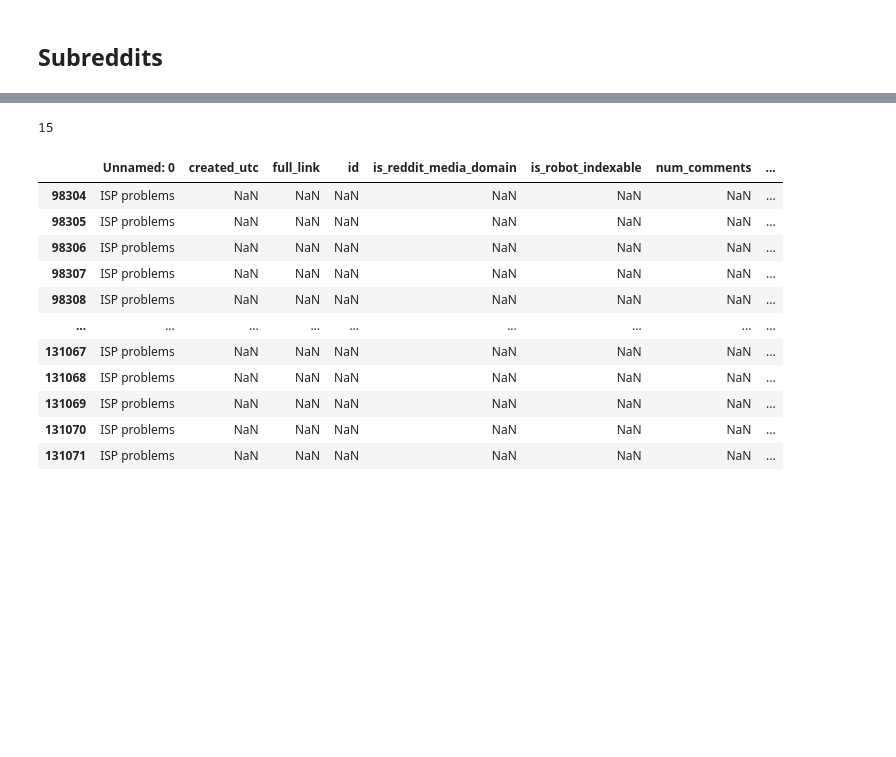
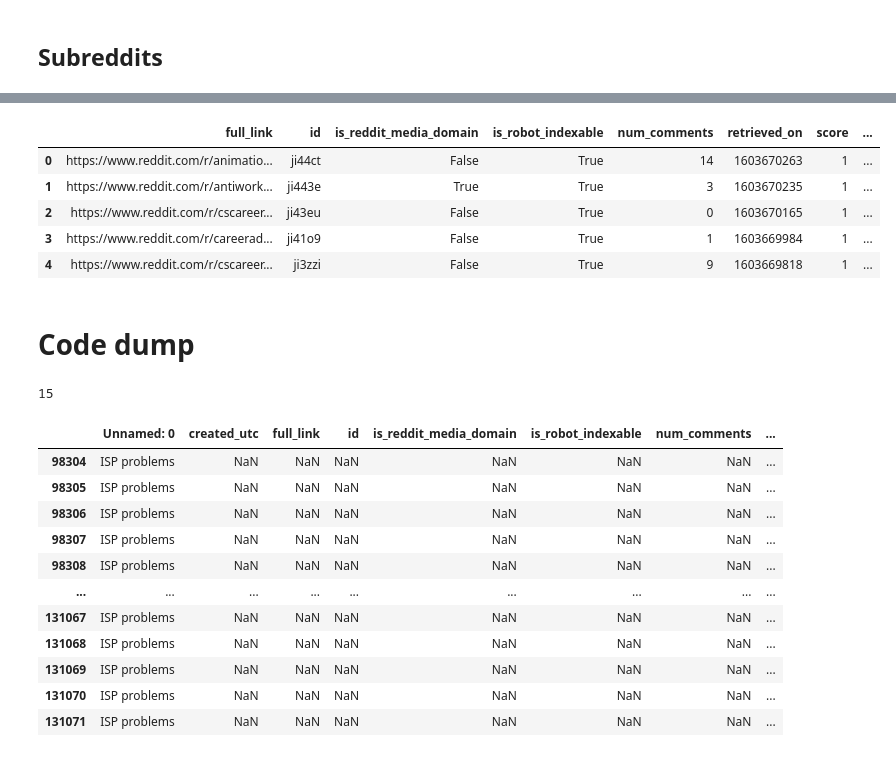
Before and after one commit to factitious/survey_v_social_media, a Jupyter notebook: Methods/Scripts/Reddit/Main.ipynb, the cells around one changed output, grey strips where cells are left out. Saved outputs shown, nothing was run; the diff lists cells and outputs as text; code cells hidden in the pictures; blank space fills up the shorter version.

```diff
--- a/Methods/Scripts/Reddit/Main.ipynb
+++ b/Methods/Scripts/Reddit/Main.ipynb
@@ -139,13 +139,15 @@ def clean_df_1a(df):
              'created_utc',
              'is_blank',
              'num_crossposts'],
-           axis = 1,
-           inplace = True)
+            errors = 'ignore',
+            axis = 1,
+            inplace = True
+           )
 
     return df
 
 emp_df_clean = clean_df_1a(emp_df)
-emp_df_path = '/Volumes/Survey_Social_Media_Compare/Methods/Data/Reddit/Raw/Employment/Aggregate/emp_df.csv'
+emp_df_path = '/Volumes/Survey_Social_Media_Compare/Methods/Data/Reddit/Raw/Aggregate/emp_df.csv'
 emp_df_clean.to_csv(emp_df_path, index = False, header = True)
 # %%
 emp_df_clean.head()
@@ -188,3 +245,18 @@ all_subreddits = RedditData.get_subreddits(allsr)
+# %%
+emp_sr_df_clean = clean_df_1a(emp_sr_df)
+emp_sr_df_path = '/Volumes/Survey_Social_Media_Compare/Methods/Data/Reddit/Raw/Aggregate/emp_sr_df.csv'
+emp_sr_df_clean.to_csv(emp_sr_df_path, index = False, header = True)
+# %%
+emp_sr_df_clean.head()
+# %% [output]
+|  | full_link | id | is_reddit_media_domain | is_robot_indexable | num_comments | retrieved_on | score | ... |
+| 0 | https://www.reddit.com/r/animatio... | ji44ct | False | True | 14 | 1603670263 | 1 | ... |
+| 1 | https://www.reddit.com/r/antiwork... | ji443e | True | True | 3 | 1603670235 | 1 | ... |
+| 2 | https://www.reddit.com/r/cscareer... | ji43eu | False | True | 0 | 1603670165 | 1 | ... |
+| 3 | https://www.reddit.com/r/careerad... | ji41o9 | False | True | 1 | 1603669984 | 1 | ... |
+| 4 | https://www.reddit.com/r/cscareer... | ji3zzi | False | True | 9 | 1603669818 | 1 | ... |
+# %% [markdown]
+# Code dump
 # %%
 df_list = list()
 
```
Also changed, not shown: parts of 10 cells of this notebook.
